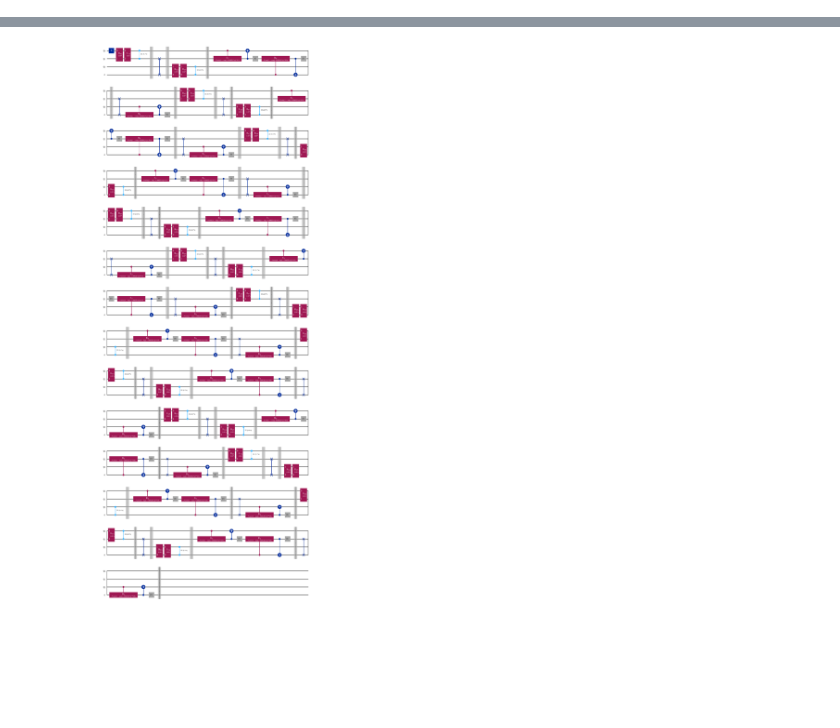
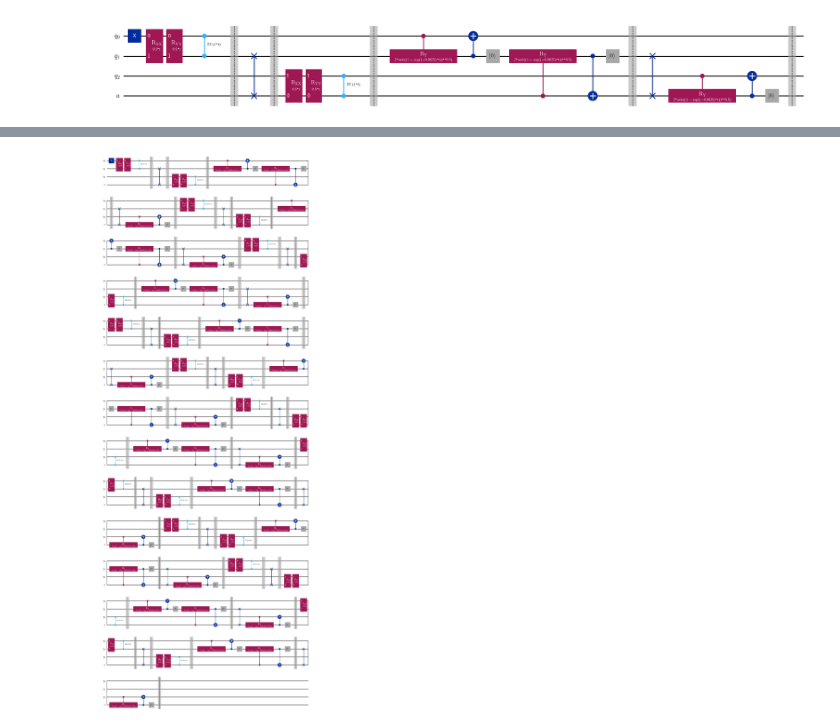
Before and after one commit to bentirher/dmpf_dissipation, a Jupyter notebook: standard_adc/ha_circuit_study.ipynb, the cells around one changed output, grey strips where cells are left out. Saved outputs shown, nothing was run; the diff lists cells and outputs as text; code cells hidden in the pictures; blank space fills up the shorter version.

Commit message:
new plots for r2u meeting of the circuits

```diff
--- a/standard_adc/ha_circuit_study.ipynb
+++ b/standard_adc/ha_circuit_study.ipynb
@@ -14,12 +14,12 @@ plt.rcParams['savefig.dpi'] = 200
 
 from qiskit_aer import AerSimulator
 # %%
-n = 4
+n = 3
 J = [1/4]*(n - 1)
 gamma = [J[0]/4]*n
 tlist = np.linspace(0, 25, 100)
 excited = ["0"]
-k = [2, 8, 15]
+k = [1]
 dissipation = True
 obs = "populations"
 
@@ -32,3 +32,7 @@ for trotter in k:
     qc, init_layout = ha_circuit(J, gamma, n, excited, trotter, backend, dissipation)
     evs = solve_qc(n, qc, tlist, obs, backend)
     all_trotter[f'k = {trotter}'] = evs
+# %%
+qc.draw("mpl", fold = -1)
+# %% [output]
+[figure, added]
```
Also changed, not shown: parts of 1 cell of this notebook.
